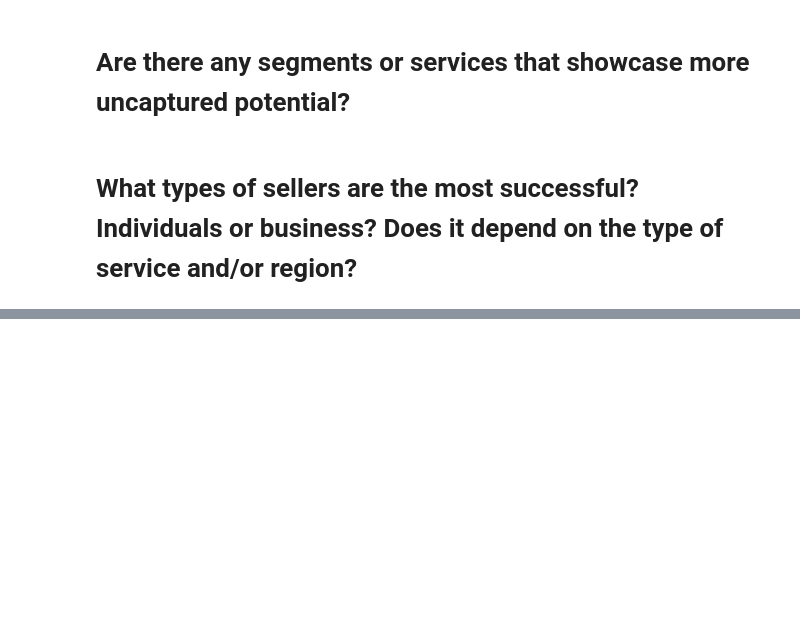
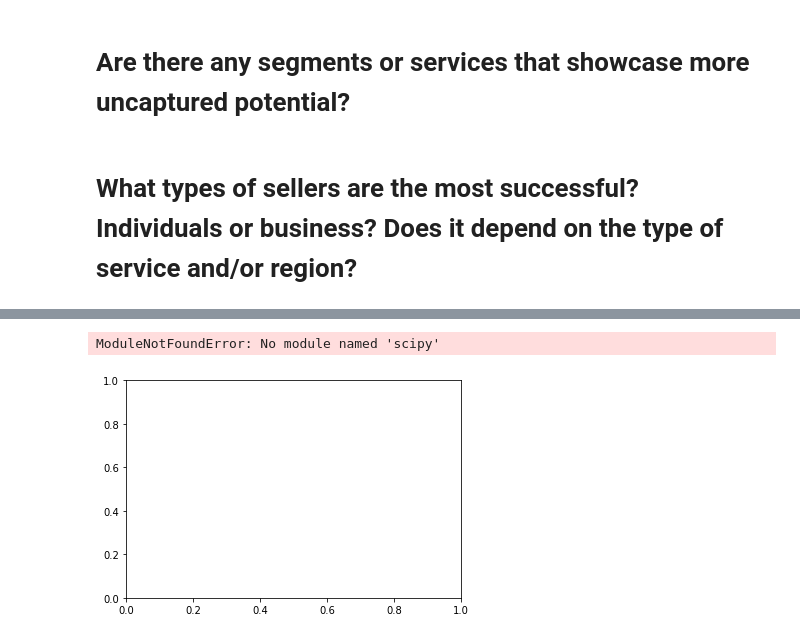
Before and after one commit to ameeruljunaidi/ScrapeThumbtack, a Jupyter notebook: analysis/data_exploration.ipynb, the cells around one changed output, grey strips where cells are left out. Drawn from its saved outputs; the diff is of its cells as text; code cells hidden in the pictures; blank space fills up the shorter version.

```diff
--- a/analysis/data_exploration.ipynb
+++ b/analysis/data_exploration.ipynb
@@ -455,0 +468,5 @@ dfHiresSkew.sort_values(by="Skew", ascending=False)[:20]
+# %%
+df[df["Services"] == "Commercial Cleaning"]["Hires"].plot.kde()
+# %% [output]
+ModuleNotFoundError: No module named 'scipy'
+[figure, added]
```
Also changed, not shown: parts of 3 cells of this notebook, 1 other file.
